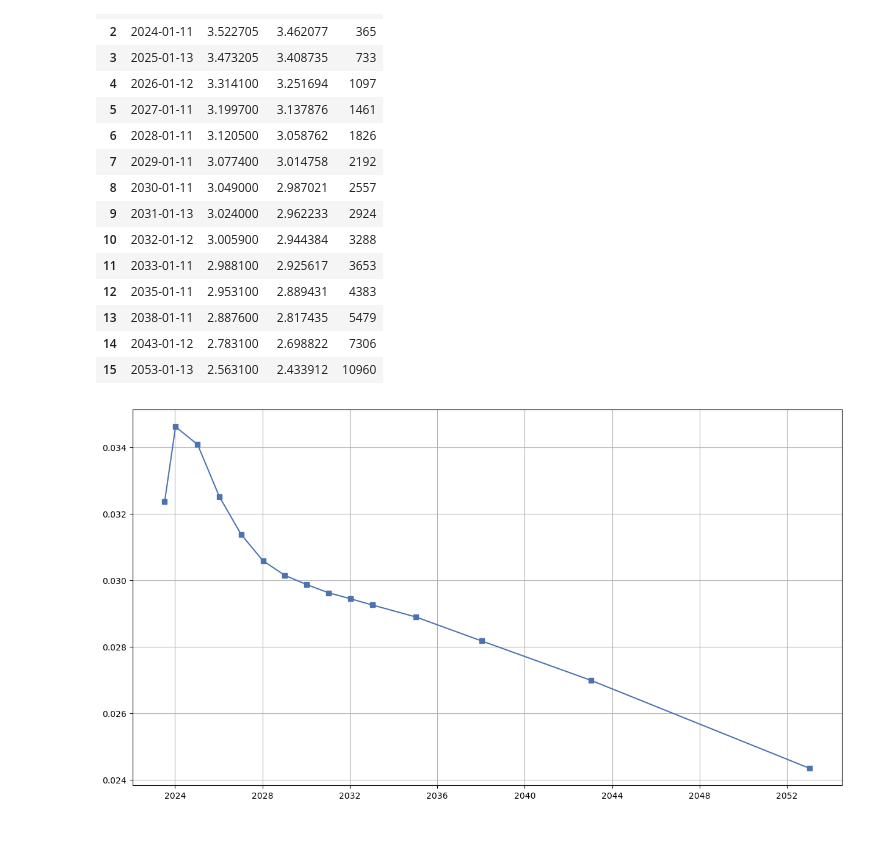
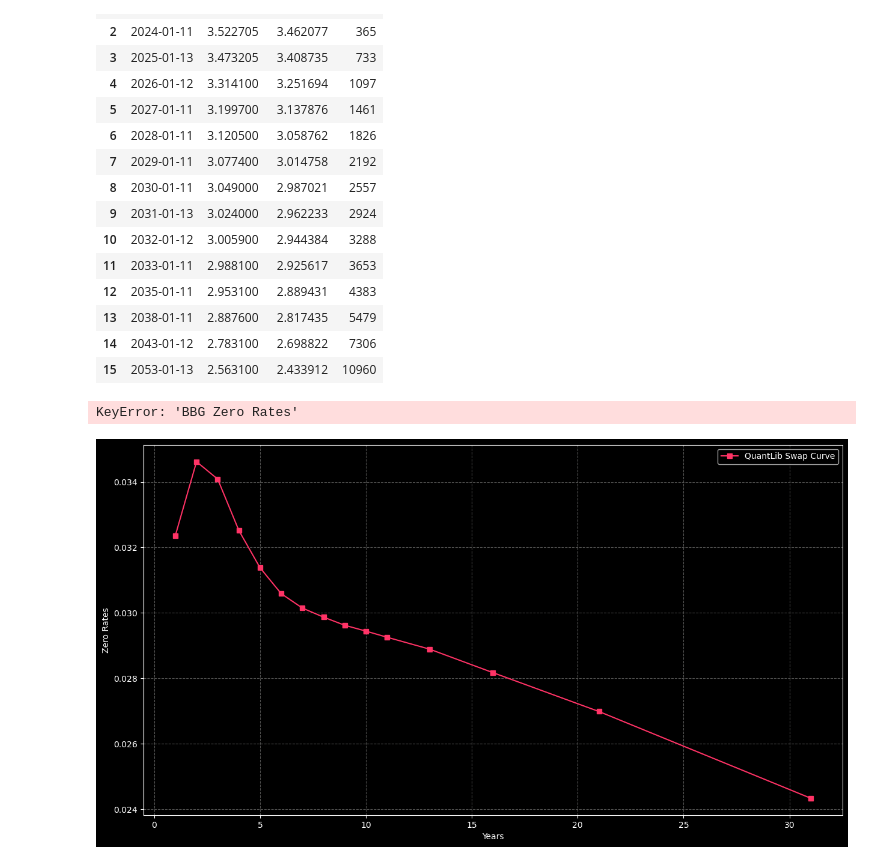
Before and after one commit to kiartaariq-blog/kiartaariq-scripts, a Jupyter notebook: 2. Quantlib Bootstrapping/quantlib_bootstrapping.ipynb, the cells around one changed output. Drawn from its saved outputs; the diff is of its cells as text; code cells hidden in the pictures; blank space fills up the shorter version.

Commit message:
Working on the plotting

```diff
--- a/2. Quantlib Bootstrapping/quantlib_bootstrapping.ipynb
+++ b/2. Quantlib Bootstrapping/quantlib_bootstrapping.ipynb
@@ -92,9 +92,30 @@ f.iloc[1:, :]
 | 13 | 2038-01-11 | 2.887600 | 2.817435 | 5479 |
 | 14 | 2043-01-12 | 2.783100 | 2.698822 | 7306 |
 | 15 | 2053-01-13 | 2.563100 | 2.433912 | 10960 |
-# %%
-fig, ax = plt.subplots(figsize = (15,8))
-ax.plot(dates[1:], rates[1:], '-s')
-ax.grid("True")
-# %% [output]
-[figure, removed]
+# %%
+table = f.iloc[1:, :].copy()
+table.loc[:, "Date"] = table.loc[:, "Date"].apply(lambda x : x.strftime("%Y-%m-%d"))
+table.drop(columns = "Days", inplace=True)
+table.rename(columns = {"Zero Rate": "QuantLib Zero Rate"}, inplace = True)
+table["Bloomberg Zero Rates"] = [3.23658, 3.46207, 3.40873, 3.25169,
+                                 3.13788, 3.05876, 3.01476, 2.98702,
+                                 2.96223, 2.94438, 2.92562,
+                                 2.88943, 2.81743, 2.69882, 2.43391]
+table["Basis Point Difference"] = 10000 *(table["Bloomberg Zero Rates"] - table["QuantLib Zero Rate"])
+print(table.iloc[1:, :].to_markdown())
+# %% [output]
+KeyError: 'BBG Zero Rates'
+# %%
+plt.style.use("dark_background")
+from matplotlib.ticker import LinearLocator
+CB91_Blue = '#2CBDFE'
+fig, ax = plt.subplots(figsize = (15,8))
+ax.plot([date.year - 2022 for date in dates[1:]], rates[1:], marker = 's', label = "QuantLib Swap Curve", color= "#ff3366")
+ax.grid("on", linestyle = "--", c = '#535352')
+ax.set_ylabel("Zero Rates")
+ax.set_xlabel("Years")
+ax.legend()
+#ax.xaxis.set_major_locator(LinearLocator(12))
+plt.savefig("quantlib_res.png", dpi = 1200, bbox_inches='tight')
+# %% [output]
+[figure, added]
```
Also changed, not shown: 1 other file.
